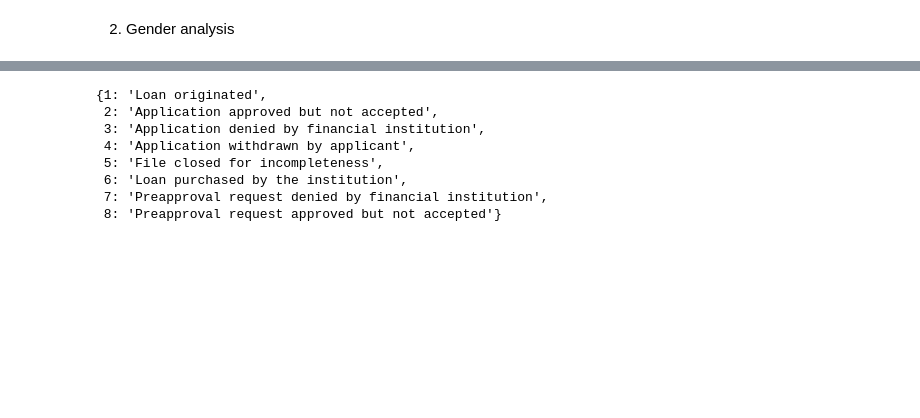
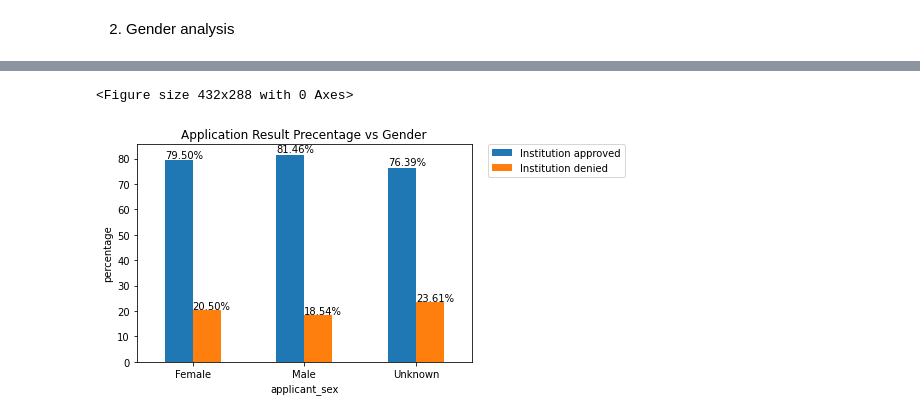
Before and after one commit to YihengYe/ECE143-HMDA_Mortagage_Analysis_and_Prediction, a Jupyter notebook: notebooks/Raw_EDA_2.ipynb, the cells around one changed output, grey strips where cells are left out. Drawn from its saved outputs; the diff is of its cells as text; code cells hidden in the pictures; blank space fills up the shorter version.

```diff
--- a/notebooks/Raw_EDA_2.ipynb
+++ b/notebooks/Raw_EDA_2.ipynb
@@ -84,11 +89,16 @@ Sex_result.pivot_table(index='applicant_sex', columns='action_taken',aggfunc='si
 # %%
-actionM
+totalSA1=Sex_result_a1.sum(axis=1)
+Sex_result_a2=Sex_result_a1.T
+temp=Sex_result_a2/totalSA1.values
+Sex_result_a2=temp.T*100
+plt.figure()
+SA2B=Sex_result_a2.plot.bar(title='Application Result Precentage vs Gender')
+for p in SA2B.patches:
+    SA2B.annotate(str("%.2f"%p.get_height())+'%', xy=(p.get_x(), p.get_height()*1.01))
+plt.xticks(rotation=360)
+plt.ylabel('percentage')
+plt.legend(bbox_to_anchor=(1.05, 1), loc=2, borderaxespad=0.)
+plt.savefig(image_path+'Application_result_percentage_gender.png', bbox_inches='tight')
 # %% [output]
-{1: 'Loan originated',
- 2: 'Application approved but not accepted',
- 3: 'Application denied by financial institution',
- 4: 'Application withdrawn by applicant',
- 5: 'File closed for incompleteness',
- 6: 'Loan purchased by the institution',
- 7: 'Preapproval request denied by financial institution',
- 8: 'Preapproval request approved but not accepted'}
+<Figure size 432x288 with 0 Axes>
+[figure, added]
```
Also changed, not shown: parts of 3 cells of this notebook, 4 other files.
